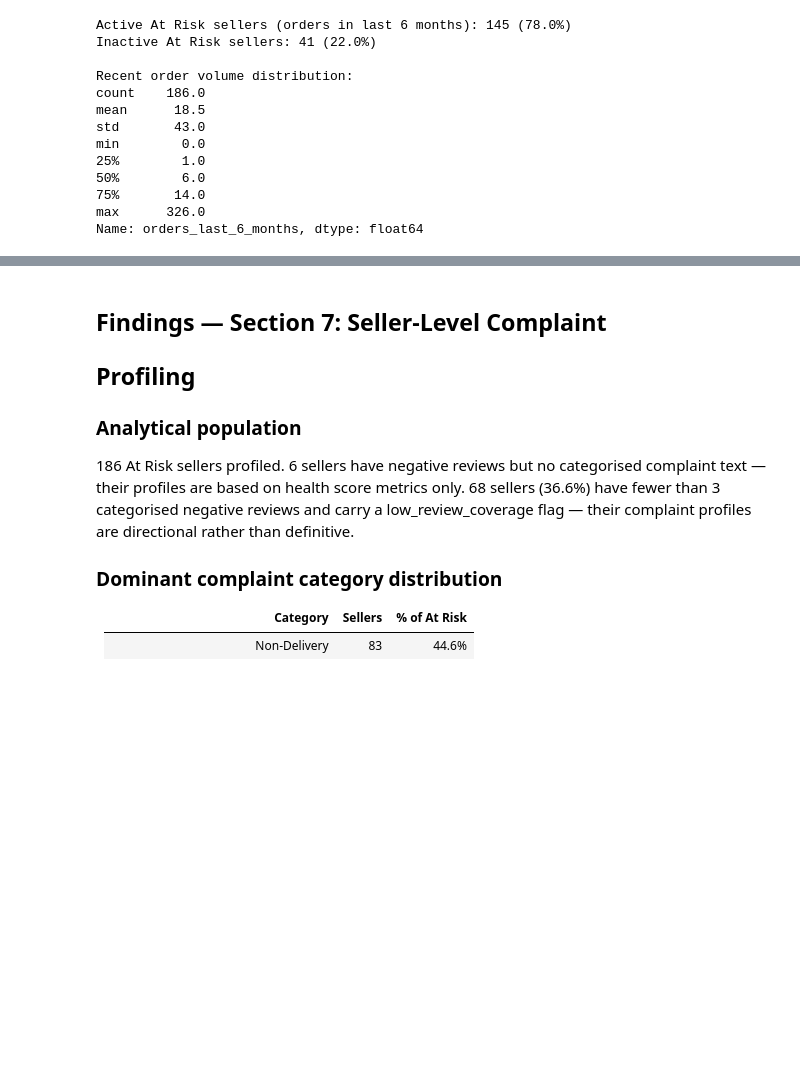
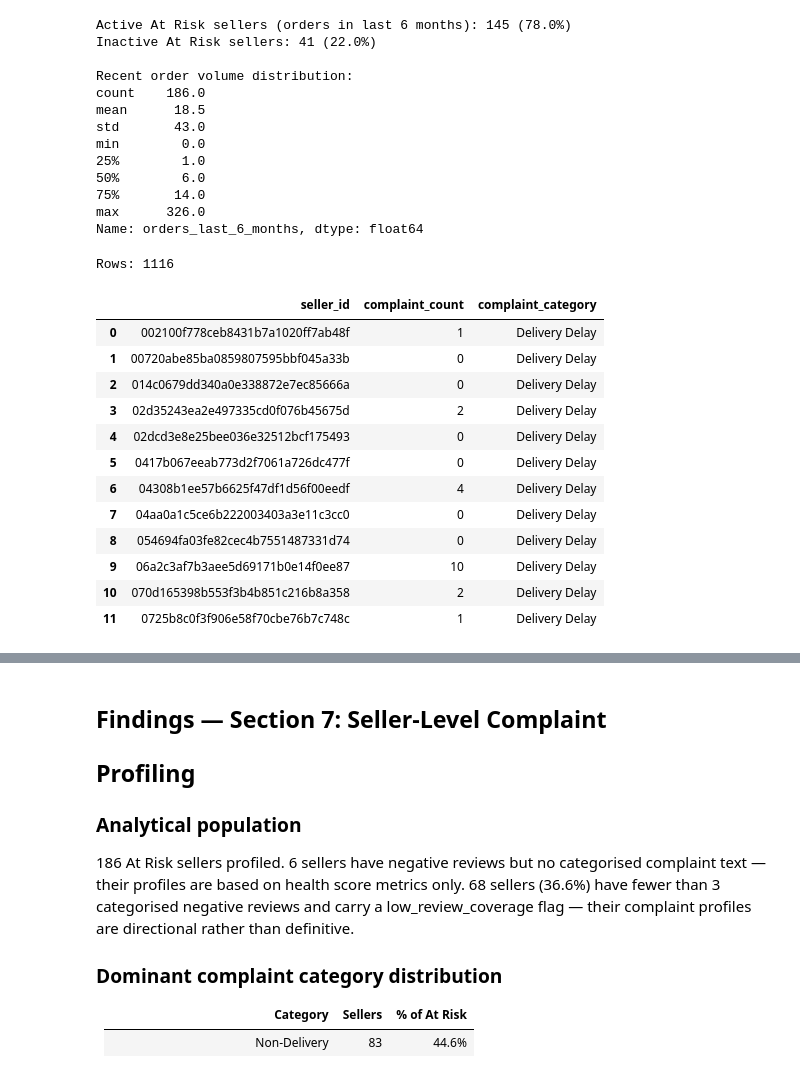
Before and after one commit to sawwalk/e-commerce_seller_health_analysis, a Jupyter notebook: 02_analysis/07_review_text_analysis.ipynb, the cells around one changed output, grey strips where cells are left out. Drawn from its saved outputs; the diff is of its cells as text; code cells hidden in the pictures; blank space fills up the shorter version.

Commit message:
Completed tableau + added some helper outputs to notebooks 06 and 07

```diff
--- a/02_analysis/07_review_text_analysis.ipynb
+++ b/02_analysis/07_review_text_analysis.ipynb
@@ -3323,6 +3376,11 @@ at_risk_profiles['pct_uncategorised'] = (
     / at_risk_profiles['total_negative_reviews']
 ).round(3)
 
+# Change 'pct_one_star' and 'late_order_rate' to proportion 0.xy
+# so that they can be automatically converted to pct in Tableau
+
+at_risk_profiles['pct_one_star'] = at_risk_profiles['pct_one_star']/100
+at_risk_profiles['late_order_rate'] = at_risk_profiles['late_order_rate']/100
 
 print('Intervention priority distribution:')
 print(
@@ -3430,3 +3488,67 @@ min        0.0
 75%       14.0
 max      326.0
 Name: orders_last_6_months, dtype: float64
+# %%
+#Export Reviews dataset for seller complaint distribution
+# ── 1. Filter to At Risk sellers only ──────────────────────────
+at_risk_seller_ids = at_risk_profiles['seller_id'].unique()
+
+reviews_at_risk = reviews[
+    reviews['seller_id'].isin(at_risk_seller_ids)
+].copy()
+
+# ── 2. Long format complaint counts for bar chart ──────────────
+count_cols = {
+    'flag_delivery_delay':  'Delivery Delay',
+    'flag_non_delivery':    'Non-Delivery',
+    'flag_product_quality': 'Product Quality',
+    'flag_wrong_product':   'Wrong Product',
+    'flag_communication':   'Poor Communication',
+    'flag_packaging':       'Poor Packaging'
+}
+
+# Sum flags per seller to get complaint counts
+complaint_counts = reviews_at_risk.groupby('seller_id')[
+    list(count_cols.keys())
+].sum().reset_index()
+
+# Melt to long format
+at_risk_complaints_long = complaint_counts.melt(
+    id_vars='seller_id',
+    value_vars=list(count_cols.keys()),
+    var_name='category_raw',
+    value_name='complaint_count'
+)
+
+# Apply readable names
+at_risk_complaints_long['complaint_category'] = (
+    at_risk_complaints_long['category_raw'].map(count_cols)
+)
+
+at_risk_complaints_long = at_risk_complaints_long.drop(
+    columns='category_raw'
+)
+
+# Export
+at_risk_complaints_long.to_csv(
+    '../data/processed/at_risk_complaints_long.csv',
+    index=False
+)
+
+print(f"Rows: {len(at_risk_complaints_long)}")
+at_risk_complaints_long.head(12)
+# %% [output]
+Rows: 1116
+|  | seller_id | complaint_count | complaint_category |
+| 0 | 002100f778ceb8431b7a1020ff7ab48f | 1 | Delivery Delay |
+| 1 | 00720abe85ba0859807595bbf045a33b | 0 | Delivery Delay |
+| 2 | 014c0679dd340a0e338872e7ec85666a | 0 | Delivery Delay |
+| 3 | 02d35243ea2e497335cd0f076b45675d | 2 | Delivery Delay |
+| 4 | 02dcd3e8e25bee036e32512bcf175493 | 0 | Delivery Delay |
+| 5 | 0417b067eeab773d2f7061a726dc477f | 0 | Delivery Delay |
+| 6 | 04308b1ee57b6625f47df1d56f00eedf | 4 | Delivery Delay |
+| 7 | 04aa0a1c5ce6b222003403a3e11c3cc0 | 0 | Delivery Delay |
+| 8 | 054694fa03fe82cec4b7551487331d74 | 0 | Delivery Delay |
+| 9 | 06a2c3af7b3aee5d69171b0e14f0ee87 | 10 | Delivery Delay |
+| 10 | 070d165398b553f3b4b851c216b8a358 | 2 | Delivery Delay |
+| 11 | 0725b8c0f3f906e58f70cbe76b7c748c | 1 | Delivery Delay |
```
Also changed, not shown: parts of 7 cells of this notebook, 10 other files.
